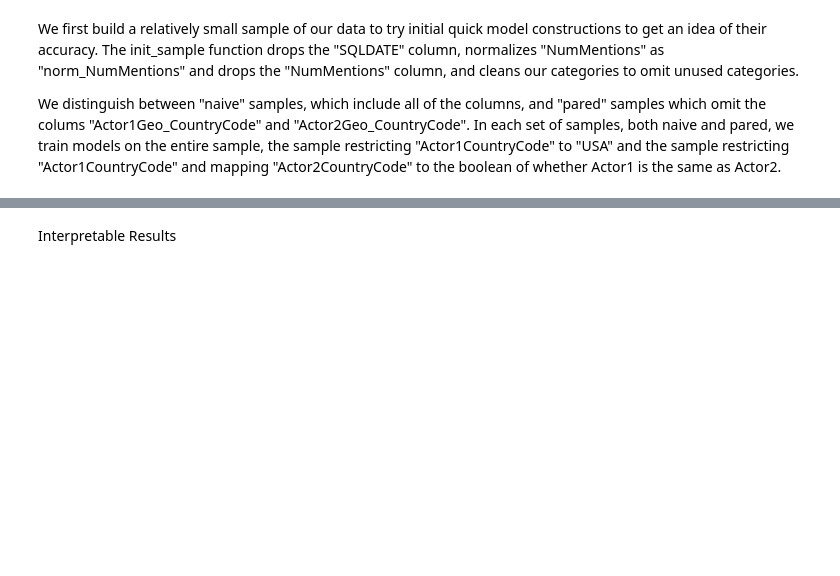
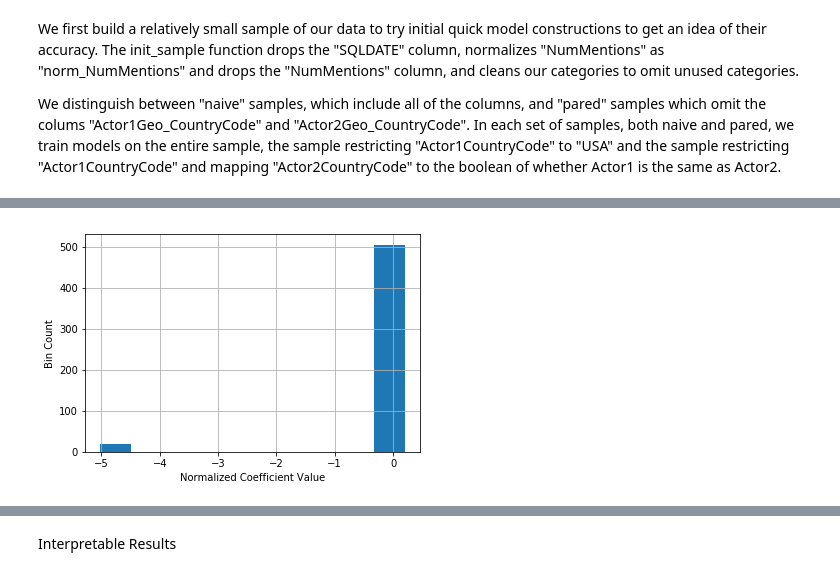
Before and after one commit to eistre91/thinkful-projects, a Jupyter notebook: GDELT Supervised Learning Capstone.ipynb, the cells around one changed output, grey strips where cells are left out. Cells and saved outputs as stored; diff of their text form; code cells hidden in the pictures; blank space fills up the shorter version.

Commit message:
Add update supervised learning capstone featuring all models of interest

```diff
--- a/GDELT Supervised Learning Capstone.ipynb
+++ b/GDELT Supervised Learning Capstone.ipynb
@@ -146,10 +161,31 @@ pared_samps = [("Pared Sample                               ", test_samp),
 # %%
-def eval_model(model, samps, naive):
-    print("Sample Type                                ", "Train Set Acc     ", "Test Set Acc     ")
-    for samp_name, samp in naive_samps:
+def eval_model(model, samps, naive, trim_verbose=True, report=True):
+    if report:
+        print("Sample Type                   ", "Training Time     ", "Train Set Acc     ", "Test Set Acc     ")
+    trained_models = []
+    model_samps = []
+    for samp_name, samp in samps:
+        start_time = time.time()
         regr = clone(model)
         if naive:
-            trs, tes, model, model_samp, _, _ = train_naive(samp, regr)
+            trs, tes, trained_model, model_samp, _, _ = train_naive(samp, regr)
+            trained_models.append(trained_model)
+            model_samps.append(model_samp)
         else:
-            trs, tes, model, model_samp, _, _ = train_pared(samp, regr)
-        print(samp_name, "{:.{}f}           ".format(trs, 5), "{:.{}f}".format(tes, 5))
+            trs, tes, trained_model, model_samp, _, _ = train_pared(samp, regr)
+            trained_models.append(trained_model)
+            model_samps.append(model_samp)
+        if tes < 0:
+            if trim_verbose:
+                tes = "R^2 is < 0."
+            else:
+                tes = 0
+            if report:
+                print(samp_name,  "{:.{}f}              ".format(time.time() - start_time, 2),
+                      "{:.{}f}           ".format(trs, 5), "R^2 is negative.")
+        else:
+            if report:
+                print(samp_name,  "{:.{}f}              ".format(time.time() - start_time, 2),
+                      "{:.{}f}           ".format(trs, 5), "{:.{}f}".format(tes, 5))
+            continue
+    return trained_models, model_samps, trs, tes
@@ -306,0 +196,6 @@ for idx, samp in enumerate(pared_samps):
+# %%
+models_1, models_samps_1, _, _ = eval_model(linear_model.LinearRegression(), naive_samps, True)
+#models_1[0].coef_
+
+models_2, models_samps_2, _, _ = eval_model(linear_model.LinearRegression(), pared_samps, False)
+#models_2[0].coef_
@@ -306,0 +211,8 @@ for idx, samp in enumerate(pared_samps):
+# %%
+coef_series = pd.Series(models_2[0].coef_,
+                           index=models_samps_2[0].drop(['AVG(AvgTone)'], axis=1).columns)
+((coef_series - coef_series.mean()) / coef_series.std()).hist();
+plt.xlabel('Normalized Coefficient Value');
+plt.ylabel('Bin Count');
+# %% [output]
+[figure, added]
```
Also changed, not shown: parts of 36 cells of this notebook, 3 other files.
